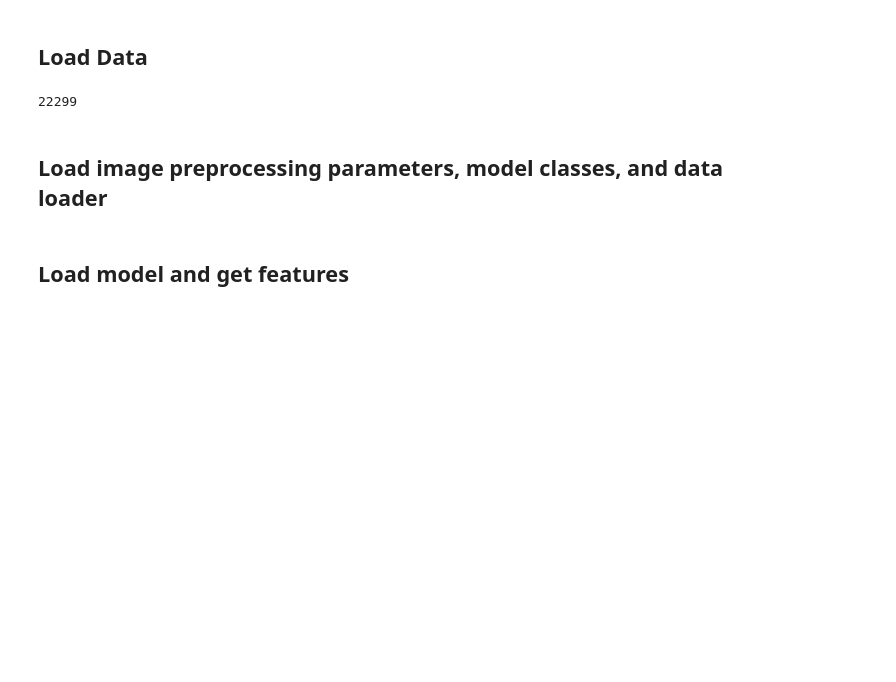
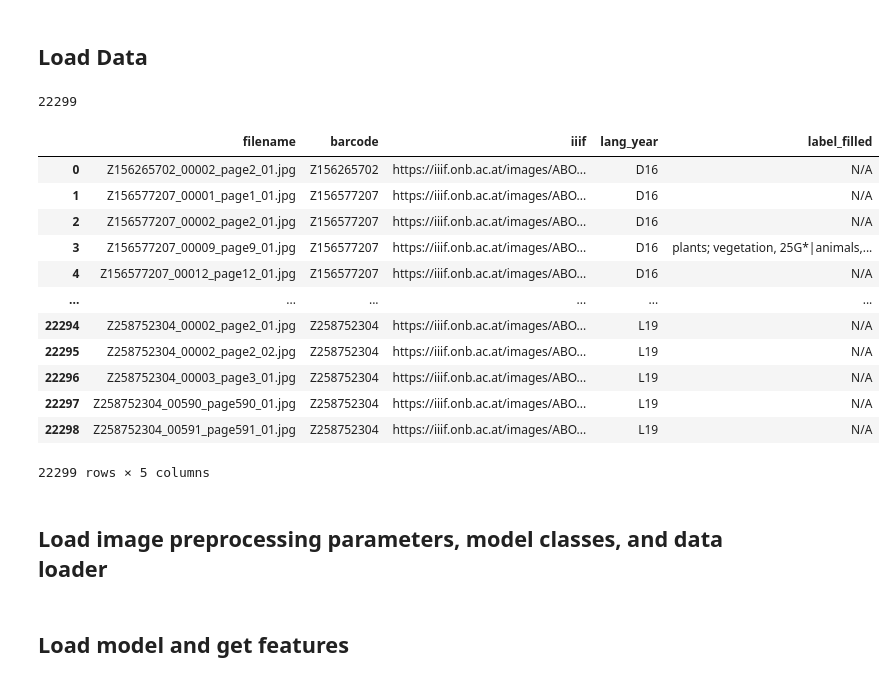
Before and after one commit to ONiT-project/open_clip_finetune, a Jupyter notebook: image_retrieval.ipynb, the cells around one changed output. Saved outputs shown, nothing was run; the diff lists cells and outputs as text; code cells hidden in the pictures; blank space fills up the shorter version.

```diff
--- a/image_retrieval.ipynb
+++ b/image_retrieval.ipynb
@@ -130,6 +52,22 @@ for index, row in onit_full_annotated.iterrows():
 print(len(onit_filenames))
 # %% [output]
 22299
+# %%
+onit_data
+# %% [output]
+|  | filename | barcode | iiif | lang_year | label_filled |
+| 0 | Z156265702_00002_page2_01.jpg | Z156265702 | https://iiif.onb.ac.at/images/ABO... | D16 | N/A |
+| 1 | Z156577207_00001_page1_01.jpg | Z156577207 | https://iiif.onb.ac.at/images/ABO... | D16 | N/A |
+| 2 | Z156577207_00002_page2_01.jpg | Z156577207 | https://iiif.onb.ac.at/images/ABO... | D16 | N/A |
+| 3 | Z156577207_00009_page9_01.jpg | Z156577207 | https://iiif.onb.ac.at/images/ABO... | D16 | plants; vegetation, 25G*|animals,... |
+| 4 | Z156577207_00012_page12_01.jpg | Z156577207 | https://iiif.onb.ac.at/images/ABO... | D16 | N/A |
+| ... | ... | ... | ... | ... | ... |
+| 22294 | Z258752304_00002_page2_01.jpg | Z258752304 | https://iiif.onb.ac.at/images/ABO... | L19 | N/A |
+| 22295 | Z258752304_00002_page2_02.jpg | Z258752304 | https://iiif.onb.ac.at/images/ABO... | L19 | N/A |
+| 22296 | Z258752304_00003_page3_01.jpg | Z258752304 | https://iiif.onb.ac.at/images/ABO... | L19 | N/A |
+| 22297 | Z258752304_00590_page590_01.jpg | Z258752304 | https://iiif.onb.ac.at/images/ABO... | L19 | N/A |
+| 22298 | Z258752304_00591_page591_01.jpg | Z258752304 | https://iiif.onb.ac.at/images/ABO... | L19 | N/A |
+22299 rows × 5 columns
 # %% [markdown]
 ## Load image preprocessing parameters, model classes, and data loader
 # %%
```
Also changed, not shown: parts of 14 cells of this notebook.
